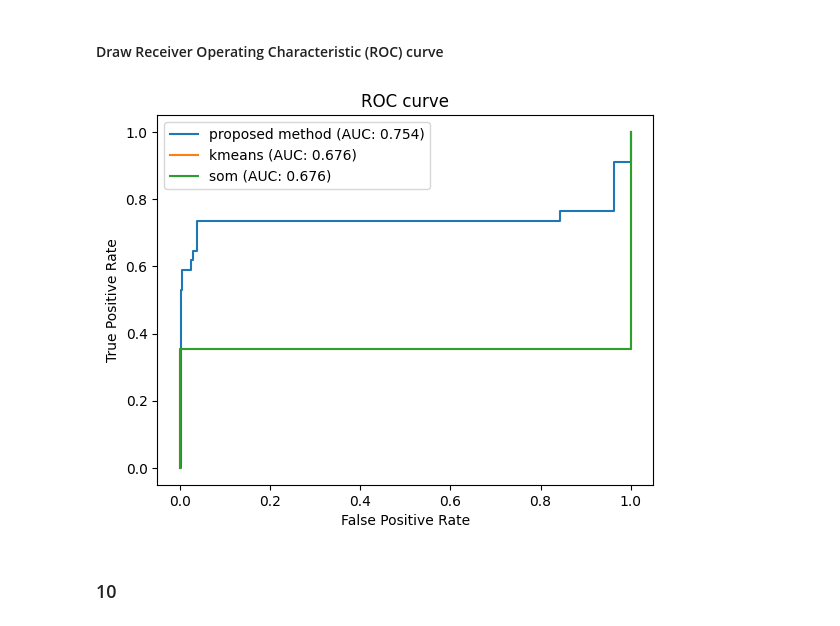
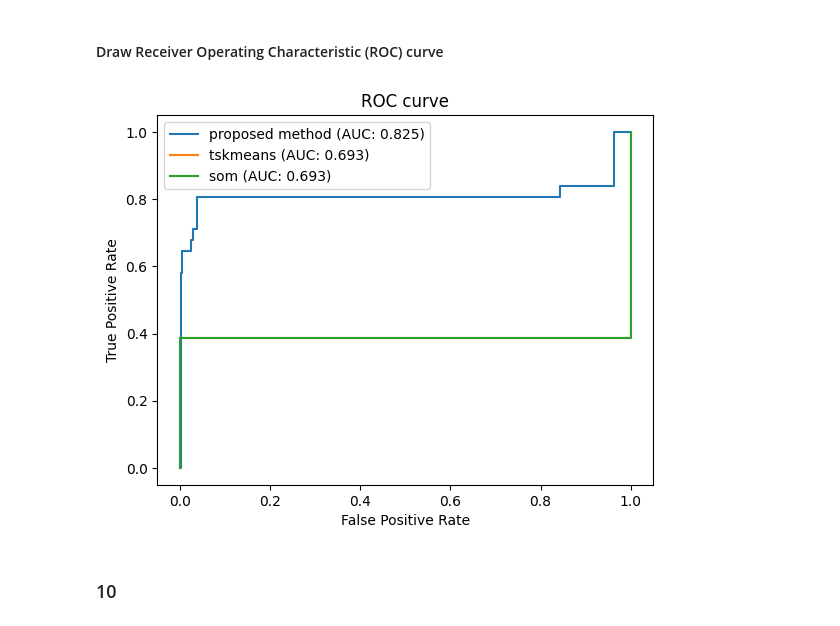
Before and after one commit to pcdean2000/TimeSeriesRFCM, a Jupyter notebook: 2_8_statistics.ipynb, the cells around one changed output. Cells and saved outputs as stored; diff of their text form; code cells hidden in the pictures.

```diff
--- a/2_8_statistics.ipynb
+++ b/2_8_statistics.ipynb
@@ -524,9 +698,9 @@ F1 Score:  0.0006366679673861699
 # %% [markdown]
 #### Draw Receiver Operating Characteristic (ROC) curve
 # %%
-thresholds = df[df.ip.isin(anomaly_src)]["avg"].round(2).unique().tolist()
-P = len(anomaly_src)
-N = len(df) - len(anomaly_src)
+thresholds = df[df.ip.isin(filtered)]["avg"].round(2).unique().tolist()
+P = len(filtered)
+N = len(df) - len(filtered)
 
 # Prepare for ROC curve
 TPRs = []
@@ -535,8 +709,8 @@ for theta in thresholds:
     PP = len(df[df["avg"] > theta])
     PN = len(df[df["avg"] <= theta])
 
-    TP = len(df[df["avg"] > theta][df.ip.isin(anomaly_src)])
-    FP = len(df[df["avg"] > theta][~df.ip.isin(anomaly_src)])
+    TP = len(df[df["avg"] > theta][df.ip.isin(filtered)])
+    FP = len(df[df["avg"] > theta][~df.ip.isin(filtered)])
 
     TPRs.append(TP / P)
     FPRs.append(FP / N)
@@ -549,9 +723,9 @@ ourFPRs = list(reversed(FPRs))
 # ourTPRs = TPRs
 # ourFPRs = FPRs
 # %%
-thresholds = kmeans_df[kmeans_df.ip.isin(anomaly_src)]["label"].unique().tolist()
-P = len(anomaly_src)
-N = len(kmeans_df) - len(anomaly_src)
+thresholds = kmeans_df[kmeans_df.ip.isin(filtered)]["label"].unique().tolist()
+P = len(filtered)
+N = len(kmeans_df) - len(filtered)
 
 # Prepare for ROC curve
 TPRs = []
@@ -560,8 +734,8 @@ for theta in thresholds:
     PP = len(kmeans_df[kmeans_df["label"] > theta])
     PN = len(kmeans_df[kmeans_df["label"] <= theta])
 
-    TP = len(kmeans_df[kmeans_df["label"] > theta][kmeans_df.ip.isin(anomaly_src)])
-    FP = len(kmeans_df[kmeans_df["label"] > theta][~kmeans_df.ip.isin(anomaly_src)])
+    TP = len(kmeans_df[kmeans_df["label"] > theta][kmeans_df.ip.isin(filtered)])
+    FP = len(kmeans_df[kmeans_df["label"] > theta][~kmeans_df.ip.isin(filtered)])
 
     TPRs.append(TP / P)
     FPRs.append(FP / N)
@@ -574,9 +748,9 @@ kmeansFPRs = list(reversed(FPRs))
 # kmeansTPRs = TPRs
 # kmeansFPRs = FPRs
 # %%
-thresholds = som_df[som_df.ip.isin(anomaly_src)]["label"].unique().tolist()
-P = len(anomaly_src)
-N = len(som_df) - len(anomaly_src)
+thresholds = som_df[som_df.ip.isin(filtered)]["label"].unique().tolist()
+P = len(filtered)
+N = len(som_df) - len(filtered)
 
 # Prepare for ROC curve
 TPRs = []
@@ -585,8 +759,8 @@ for theta in thresholds:
     PP = len(som_df[som_df["label"] > theta])
     PN = len(som_df[som_df["label"] <= theta])
 
-    TP = len(som_df[som_df["label"] > theta][som_df.ip.isin(anomaly_src)])
-    FP = len(som_df[som_df["label"] > theta][~som_df.ip.isin(anomaly_src)])
+    TP = len(som_df[som_df["label"] > theta][som_df.ip.isin(filtered)])
+    FP = len(som_df[som_df["label"] > theta][~som_df.ip.isin(filtered)])
 
     TPRs.append(TP / P)
     FPRs.append(FP / N)
@@ -600,17 +774,17 @@ somFPRs = list(reversed(FPRs))
 # somFPRs = FPRs
 # %%
 plt.step(ourFPRs, ourTPRs, label=f'proposed method (AUC: {auc(ourFPRs, ourTPRs):.3f})')
-plt.step(kmeansFPRs, kmeansTPRs, label=f'kmeans (AUC: {auc(kmeansFPRs, kmeansTPRs):.3f})')
+plt.step(kmeansFPRs, kmeansTPRs, label=f'tskmeans (AUC: {auc(kmeansFPRs, kmeansTPRs):.3f})')
 plt.step(somFPRs, somTPRs, label=f'som (AUC: {auc(somFPRs, somTPRs):.3f})')
 plt.xlabel('False Positive Rate')
 plt.ylabel('True Positive Rate')
 plt.title('ROC curve')
 plt.legend()
 # plt.show()
 
 plt.savefig(f'roc_interval_{INTERVAL}_src.png')
 # %% [output]
-[figure, old version]
+[figure, new version]
 # %% [markdown]
 ### 10
 # %%
```
Also changed, not shown: parts of 9 cells of this notebook, 8 other files.
